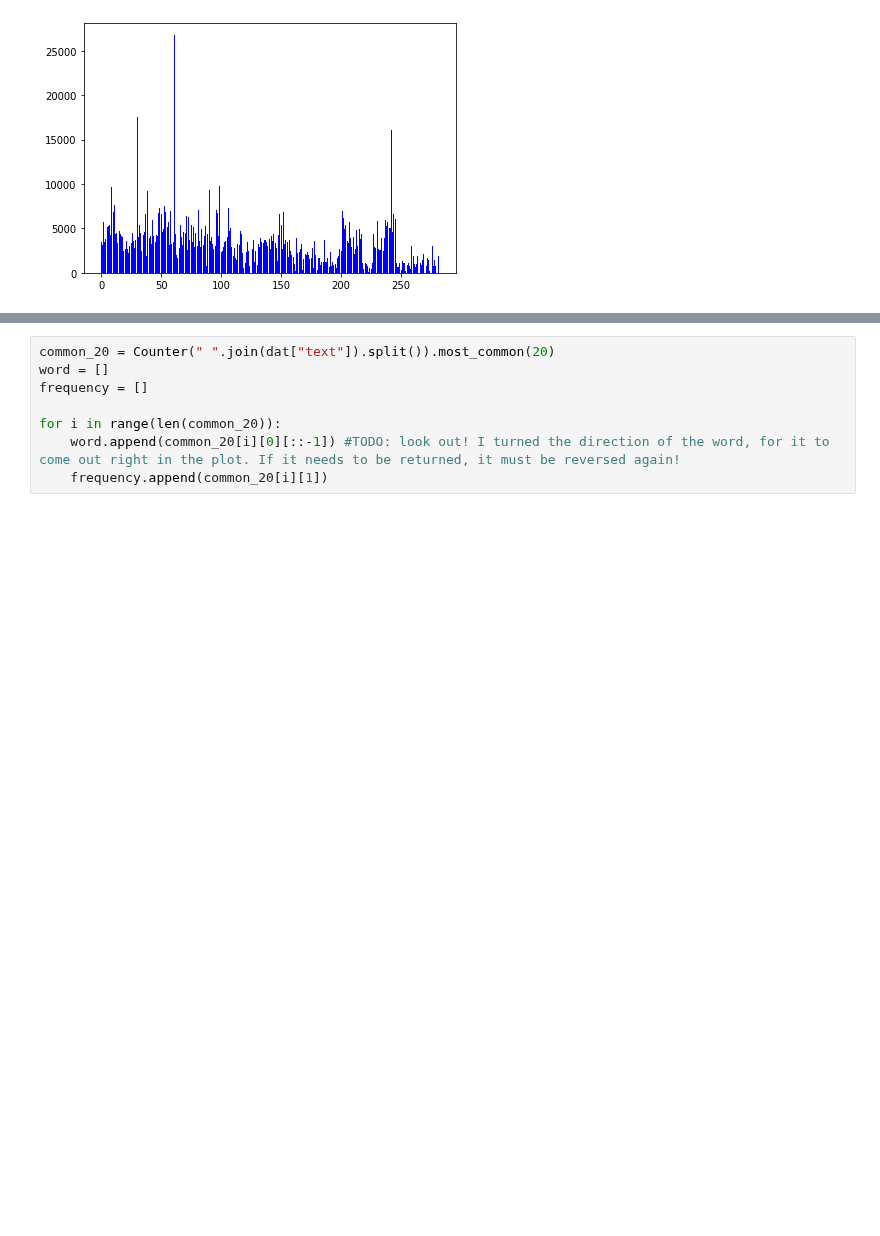
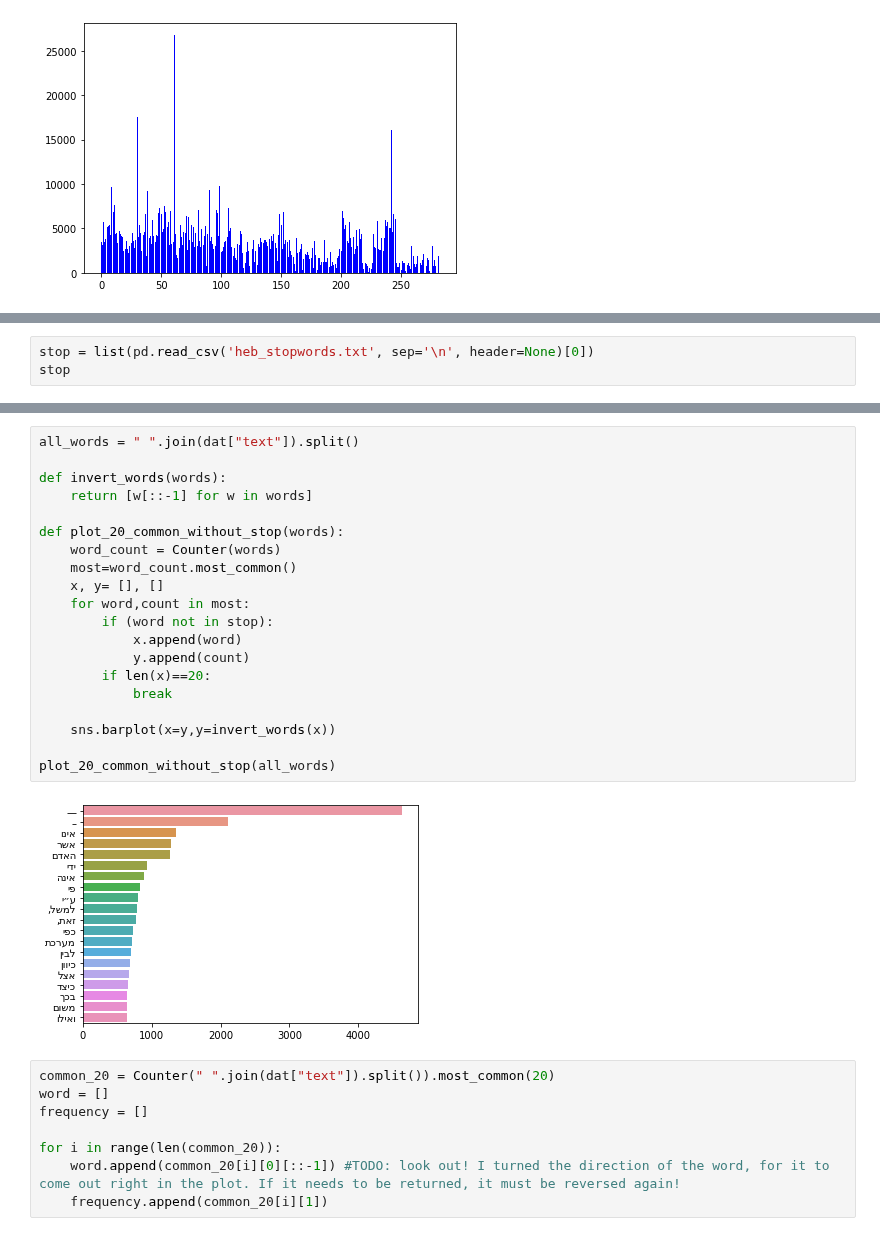
Before and after one commit to roishlezinger/nlpH, a Jupyter notebook: data_collection.ipynb, the cells around one changed output, grey strips where cells are left out. Drawn from its saved outputs; the diff is of its cells as text; blank space fills up the shorter version.

```diff
--- a/data_collection.ipynb
+++ b/data_collection.ipynb
@@ -102,0 +135,3 @@ dat
+# %%
+stop = list(pd.read_csv('heb_stopwords.txt', sep='\n', header=None)[0])
+stop
@@ -103,3 +173,25 @@ dat
+# %%
+all_words = " ".join(dat["text"]).split()
+
+def invert_words(words):
+    return [w[::-1] for w in words]
+
+def plot_20_common_without_stop(words):
+    word_count = Counter(words)
+    most=word_count.most_common()
+    x, y= [], []
+    for word,count in most:
+        if (word not in stop):
+            x.append(word)
+            y.append(count)
+        if len(x)==20:
+            break
+
+    sns.barplot(x=y,y=invert_words(x))
+
+plot_20_common_without_stop(all_words)
+# %% [output]
+[figure, added]
 # %%
 common_20 = Counter(" ".join(dat["text"]).split()).most_common(20)
 word = []
```
Also changed, not shown: parts of 9 cells of this notebook.
